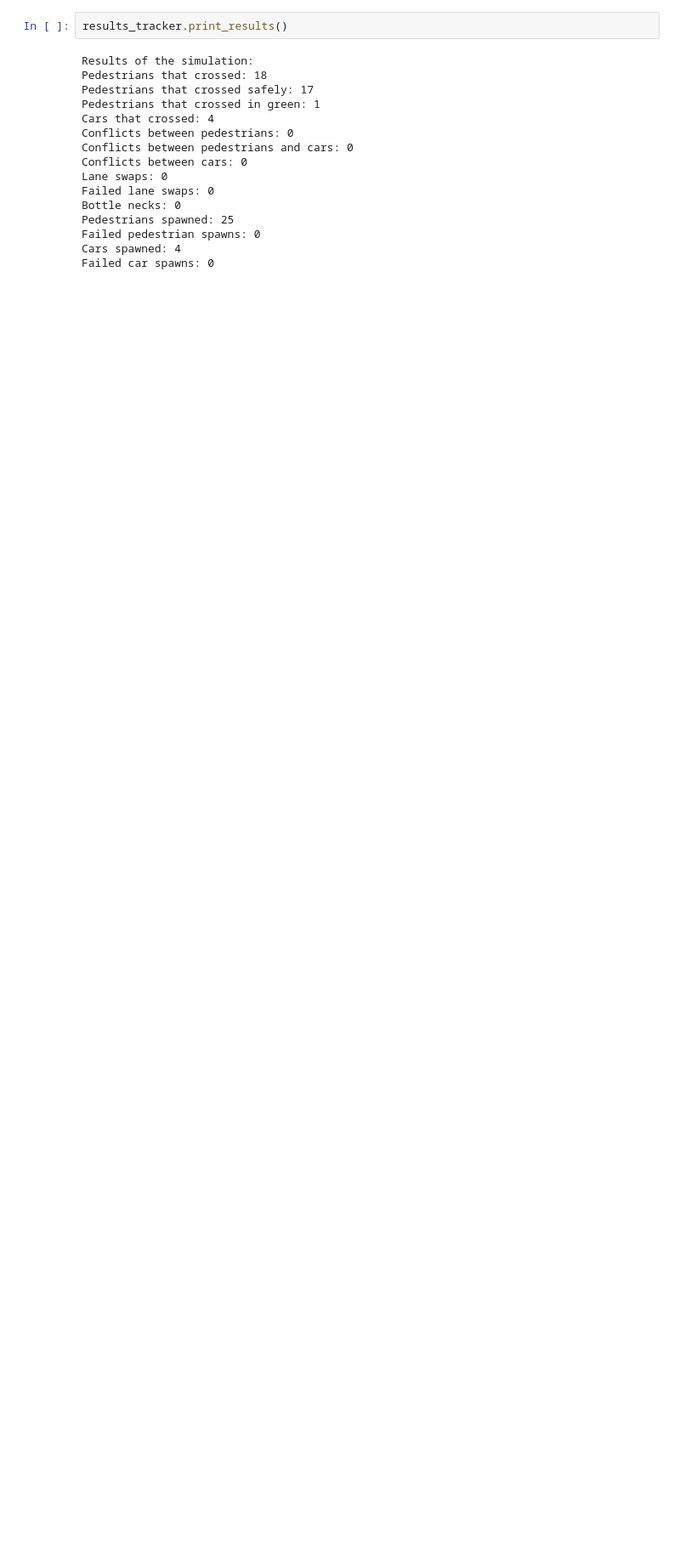
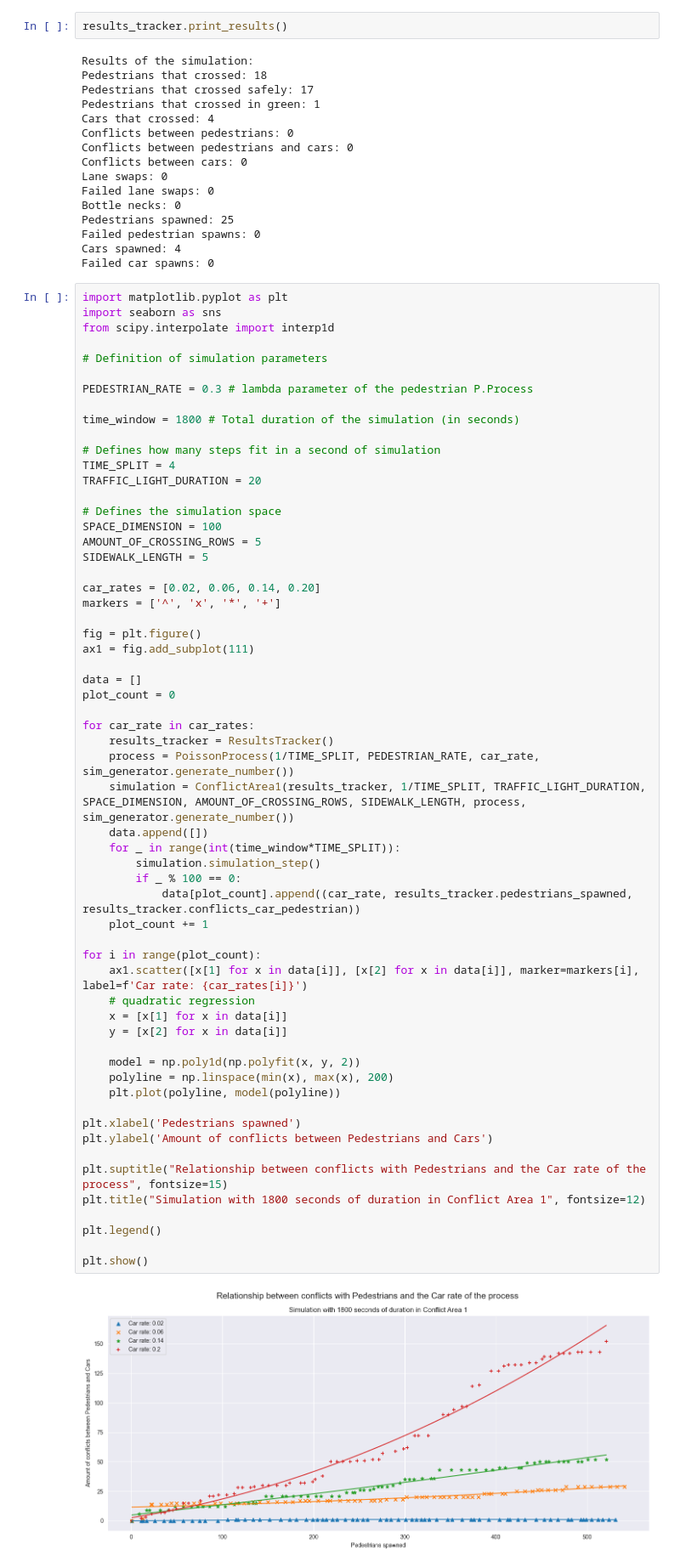
Before and after one commit to JM-Pascual/Crosswalk-Simulation, a Jupyter notebook: simulation.ipynb, the cells around one changed output. Shown at 85% size. Saved outputs shown, nothing was run; the diff lists cells and outputs as text; blank space fills up the shorter version.

Commit message:
Plot update

```diff
--- a/simulation.ipynb
+++ b/simulation.ipynb
@@ -665,3 +665,64 @@ Pedestrians spawned: 25
 Failed pedestrian spawns: 0
 Cars spawned: 4
 Failed car spawns: 0
+# %%
+import matplotlib.pyplot as plt
+import seaborn as sns
+from scipy.interpolate import interp1d
+
+# Definition of simulation parameters
+
+PEDESTRIAN_RATE = 0.3 # lambda parameter of the pedestrian P.Process
+
+time_window = 1800 # Total duration of the simulation (in seconds)
+
+# Defines how many steps fit in a second of simulation
+TIME_SPLIT = 4
+TRAFFIC_LIGHT_DURATION = 20
+
+# Defines the simulation space
+SPACE_DIMENSION = 100
+AMOUNT_OF_CROSSING_ROWS = 5
+SIDEWALK_LENGTH = 5
+
+car_rates = [0.02, 0.06, 0.14, 0.20]
+markers = ['^', 'x', '*', '+']
+
+fig = plt.figure()
+ax1 = fig.add_subplot(111)
+
+data = []
+plot_count = 0
+
+for car_rate in car_rates:
+    results_tracker = ResultsTracker()
+    process = PoissonProcess(1/TIME_SPLIT, PEDESTRIAN_RATE, car_rate, sim_generator.generate_number())
+    simulation = ConflictArea1(results_tracker, 1/TIME_SPLIT, TRAFFIC_LIGHT_DURATION, SPACE_DIMENSION, AMOUNT_OF_CROSSING_ROWS, SIDEWALK_LENGTH, process, sim_generator.generate_number())
+    data.append([])
+    for _ in range(int(time_window*TIME_SPLIT)):
+        simulation.simulation_step()
+        if _ % 100 == 0:
+            data[plot_count].append((car_rate, results_tracker.pedestrians_spawned, results_tracker.conflicts_car_pedestrian))
+    plot_count += 1
+
+for i in range(plot_count):
+    ax1.scatter([x[1] for x in data[i]], [x[2] for x in data[i]], marker=markers[i], label=f'Car rate: {car_rates[i]}')
+    # quadratic regression
+    x = [x[1] for x in data[i]]
+    y = [x[2] for x in data[i]]
+
+    model = np.poly1d(np.polyfit(x, y, 2))
+    polyline = np.linspace(min(x), max(x), 200)
+    plt.plot(polyline, model(polyline))
+
+plt.xlabel('Pedestrians spawned')
+plt.ylabel('Amount of conflicts between Pedestrians and Cars')
+
+plt.suptitle("Relationship between conflicts with Pedestrians and the Car rate of the process", fontsize=15)
+plt.title("Simulation with 1800 seconds of duration in Conflict Area 1", fontsize=12)
+
+plt.legend()
+
+plt.show()
+# %% [output]
+[figure, added]
```
Also changed, not shown: parts of 5 cells of this notebook.
